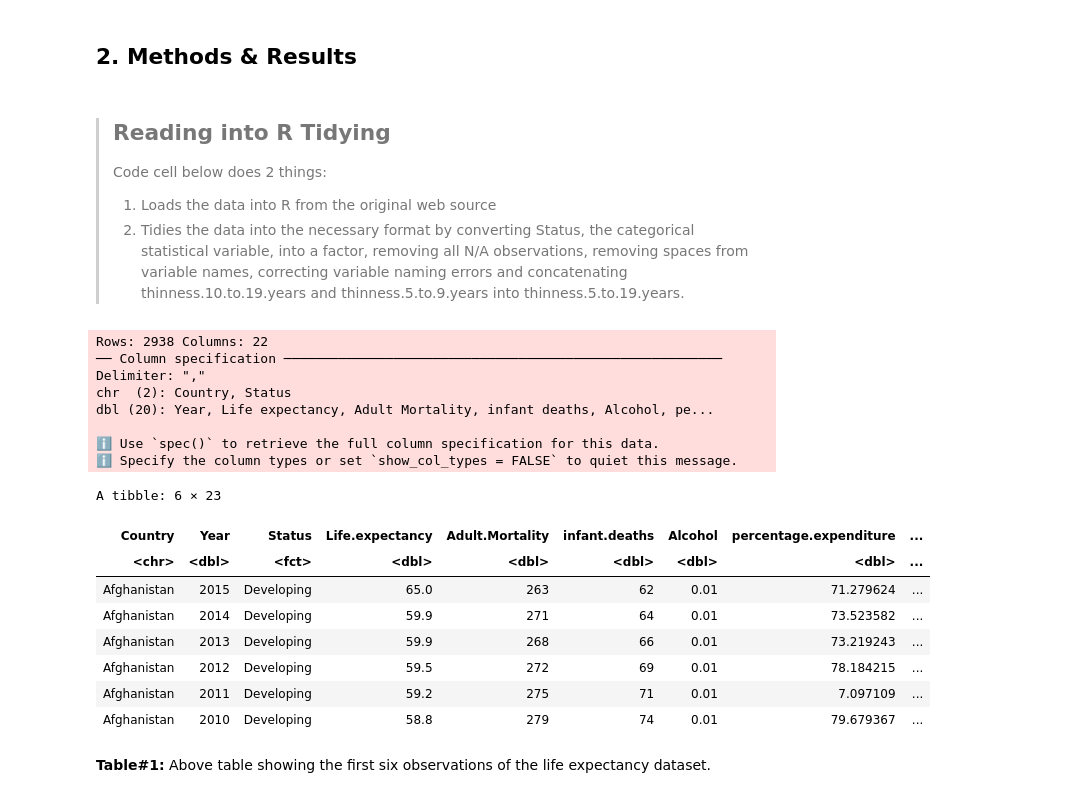
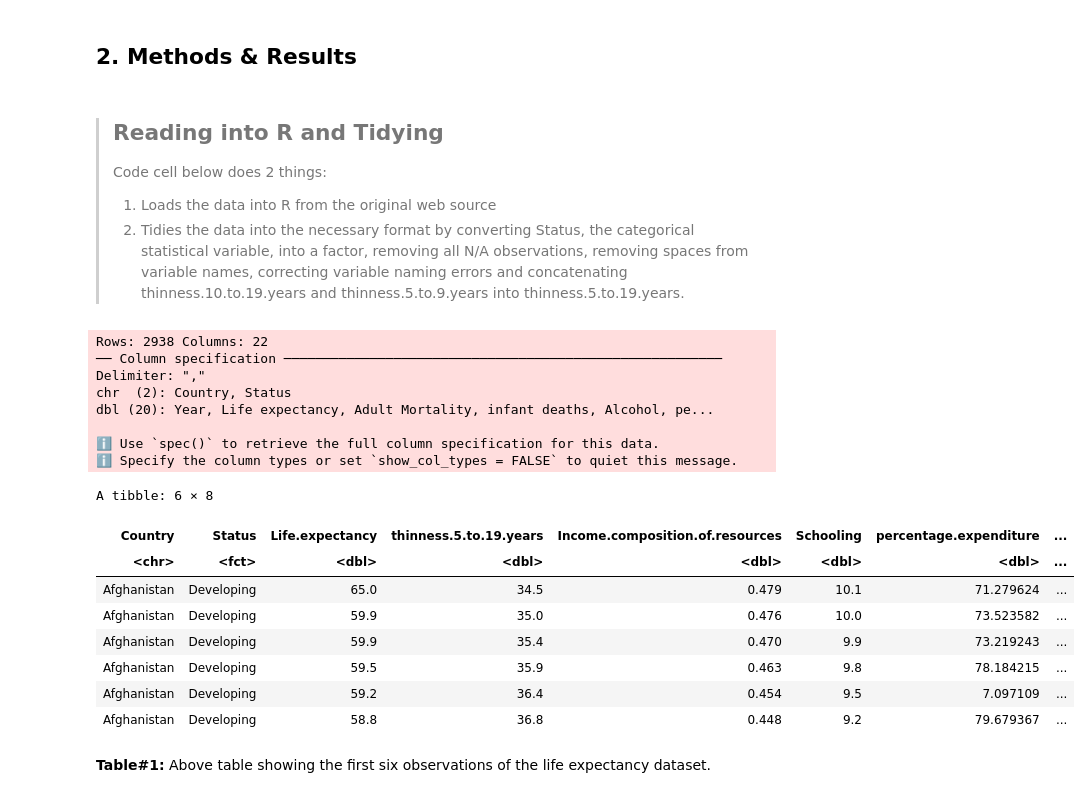
Before and after one commit to Ansh-Sharma2/DataSciProject1, a Jupyter notebook: GroupProjectFinal.ipynb, the cells around one changed output. Drawn from its saved outputs; the diff is of its cells as text; code cells hidden in the pictures.

```diff
--- a/GroupProjectFinal.ipynb
+++ b/GroupProjectFinal.ipynb
@@ -33,7 +33,7 @@ The following object is masked from ‘package:readr’:
 # %% [markdown]
 ## 2. Methods & Results ##
 # %% [markdown]
-> ## Reading into R Tidying
+> ## Reading into R and Tidying
 >Code cell below does 2 things:
 >1. Loads the data into R from the original web source
 >2. Tidies the data into the necessary format by converting Status, the categorical statistical variable, into a factor, removing all N/A observations, removing spaces from variable names, correcting variable naming errors and concatenating thinness.10.to.19.years and thinness.5.to.9.years into thinness.5.to.19.years.
@@ -41,42 +41,44 @@ The following object is masked from ‘package:readr’:
 #reading the dataset from the internet into R
 url<-"https://raw.githubusercontent.com/Ansh-Sharma2/DataSciProject1/main/LifeExpectancyData%20(1).csv"
 life_expectancy_data<-read_csv(url)
 
 #changing the status variable to a factor datatype
 life_expectancy_data<-mutate(life_expectancy_data,Status=as_factor(Status))
 
 #counting the number of observations before and after the removal of the observations with N/A values
 intial_nrows<-nrow(life_expectancy_data)
 life_expectancy_data<-na.omit(life_expectancy_data)
 final_nrows<-nrow(life_expectancy_data)
 
 #renaming all columns names that have a space and correcting an error in the naming of two of the column names respectfully
 colnames(life_expectancy_data) <- make.names(colnames(life_expectancy_data))
 life_expectancy_data<-rename(life_expectancy_data,thinness.10.to.19.years=thinness..1.19.years,thinness.5.to.9.years=thinness.5.9.years)
 
 #determining the prevalence of thinness between 5 to 19 years by adding the prevalence of thinness between 5 to 9 years and 10 to 19 years
 life_expectancy_data<-mutate(life_expectancy_data,thinness.5.to.19.years=thinness.10.to.19.years+thinness.5.to.9.years)
 
+#selecting only the relevant variables
+life_expectancy_data<-select(life_expectancy_data, Country, Status, Life.expectancy, thinness.5.to.19.years, Income.composition.of.resources, Schooling, percentage.expenditure, GDP)
 #outputing the first 6 observations in the dataset
 head(life_expectancy_data,6)
 # %% [output]
 Rows: 2938 Columns: 22
 ── Column specification ────────────────────────────────────────────────────────
 Delimiter: ","
 chr  (2): Country, Status
 dbl (20): Year, Life expectancy, Adult Mortality, infant deaths, Alcohol, pe...
 
 ℹ Use `spec()` to retrieve the full column specification for this data.
 ℹ Specify the column types or set `show_col_types = FALSE` to quiet this message.
-A tibble: 6 × 23
+A tibble: 6 × 8
-| Country | Year | Status | Life.expectancy | Adult.Mortality | infant.deaths | Alcohol | percentage.expenditure | ... |
-| <chr> | <dbl> | <fct> | <dbl> | <dbl> | <dbl> | <dbl> | <dbl> | ... |
-| Afghanistan | 2015 | Developing | 65.0 | 263 | 62 | 0.01 | 71.279624 | ... |
-| Afghanistan | 2014 | Developing | 59.9 | 271 | 64 | 0.01 | 73.523582 | ... |
-| Afghanistan | 2013 | Developing | 59.9 | 268 | 66 | 0.01 | 73.219243 | ... |
-| Afghanistan | 2012 | Developing | 59.5 | 272 | 69 | 0.01 | 78.184215 | ... |
-| Afghanistan | 2011 | Developing | 59.2 | 275 | 71 | 0.01 | 7.097109 | ... |
-| Afghanistan | 2010 | Developing | 58.8 | 279 | 74 | 0.01 | 79.679367 | ... |
+| Country | Status | Life.expectancy | thinness.5.to.19.years | Income.composition.of.resources | Schooling | percentage.expenditure | ... |
+| <chr> | <fct> | <dbl> | <dbl> | <dbl> | <dbl> | <dbl> | ... |
+| Afghanistan | Developing | 65.0 | 34.5 | 0.479 | 10.1 | 71.279624 | ... |
+| Afghanistan | Developing | 59.9 | 35.0 | 0.476 | 10.0 | 73.523582 | ... |
+| Afghanistan | Developing | 59.9 | 35.4 | 0.470 | 9.9 | 73.219243 | ... |
+| Afghanistan | Developing | 59.5 | 35.9 | 0.463 | 9.8 | 78.184215 | ... |
+| Afghanistan | Developing | 59.2 | 36.4 | 0.454 | 9.5 | 7.097109 | ... |
+| Afghanistan | Developing | 58.8 | 36.8 | 0.448 | 9.2 | 79.679367 | ... |
 # %% [markdown]
 **Table#1:** Above table showing the first six observations of the life expectancy dataset.
 # %% [markdown]
```
Also changed, not shown: parts of 16 cells of this notebook.
